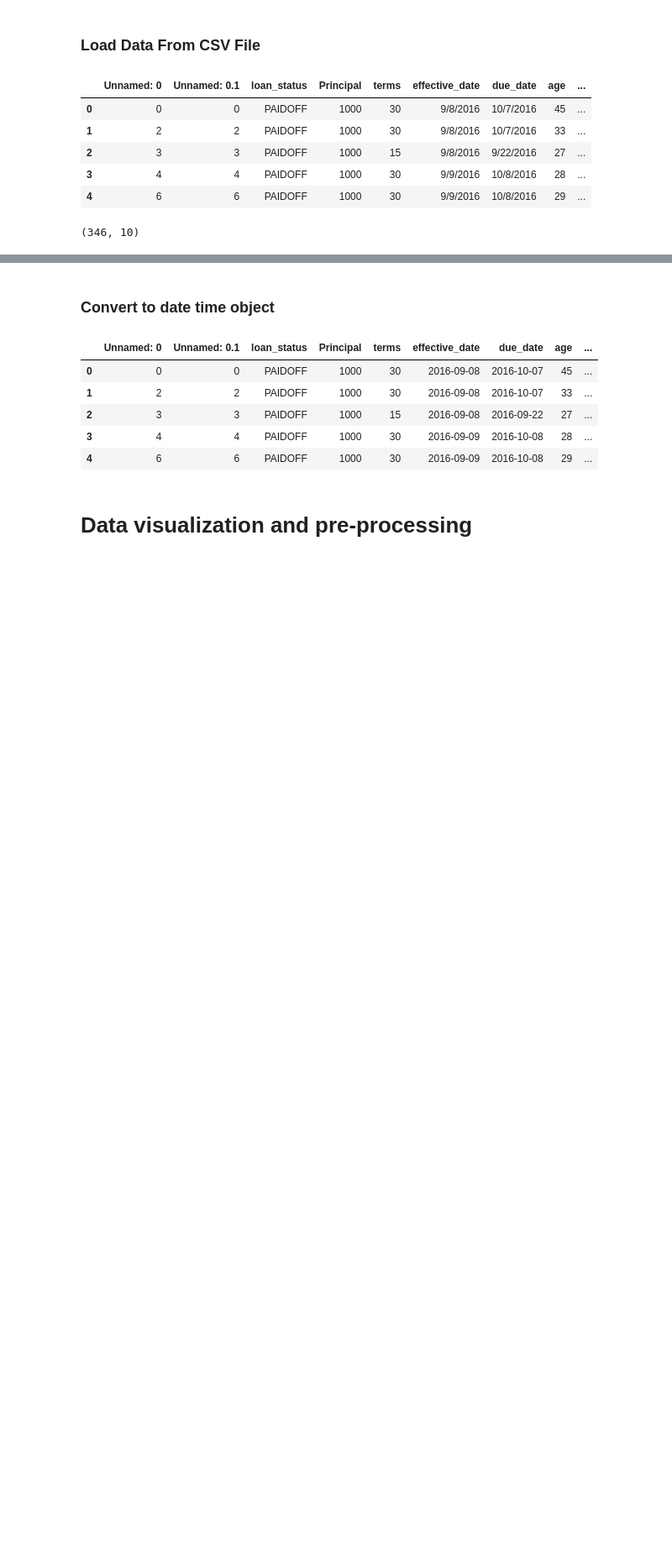
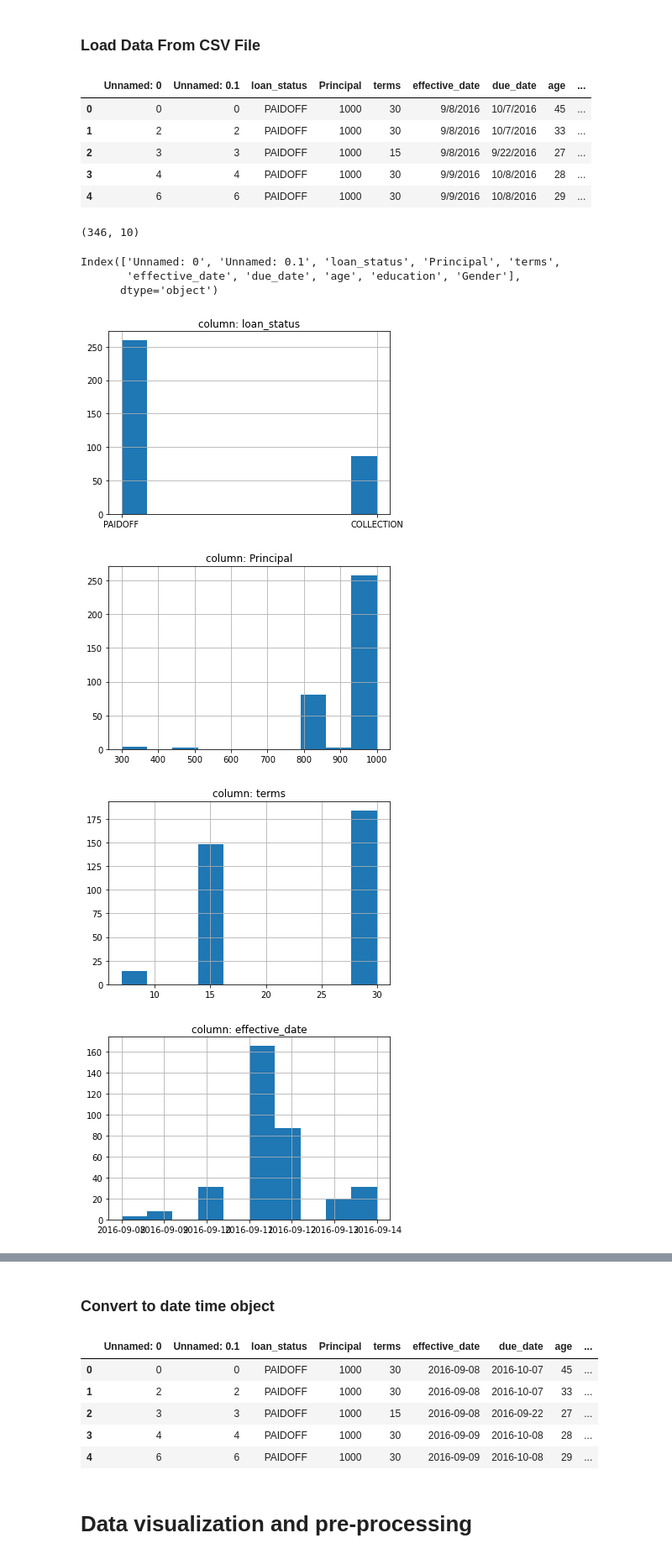
Before and after one commit to Gennaro-Farina/Coursera-IBM-ML-course, a Jupyter notebook: Ml0101ENv3 - Coursera IBM ML Course.ipynb, the cells around one changed output, grey strips where cells are left out. Shown at 84% size. Drawn from its saved outputs; the diff is of its cells as text; code cells hidden in the pictures; blank space fills up the shorter version.

```diff
--- a/Ml0101ENv3 - Coursera IBM ML Course.ipynb
+++ b/Ml0101ENv3 - Coursera IBM ML Course.ipynb
@@ -66,3 +64,17 @@ df.head()
 df.shape
 # %% [output]
 (346, 10)
+# %%
+print(df.columns)
+for column in df[df.columns[2:]].columns:
+    plt.title('column: ' + column)
+    df[column].hist()
+    plt.show()
+# %% [output]
+Index(['Unnamed: 0', 'Unnamed: 0.1', 'loan_status', 'Principal', 'terms',
+       'effective_date', 'due_date', 'age', 'education', 'Gender'],
+      dtype='object')
+[figure, added]
+[figure, added]
+[figure, added]
+[figure, added]
```
Also changed, not shown: parts of 5 cells of this notebook.
